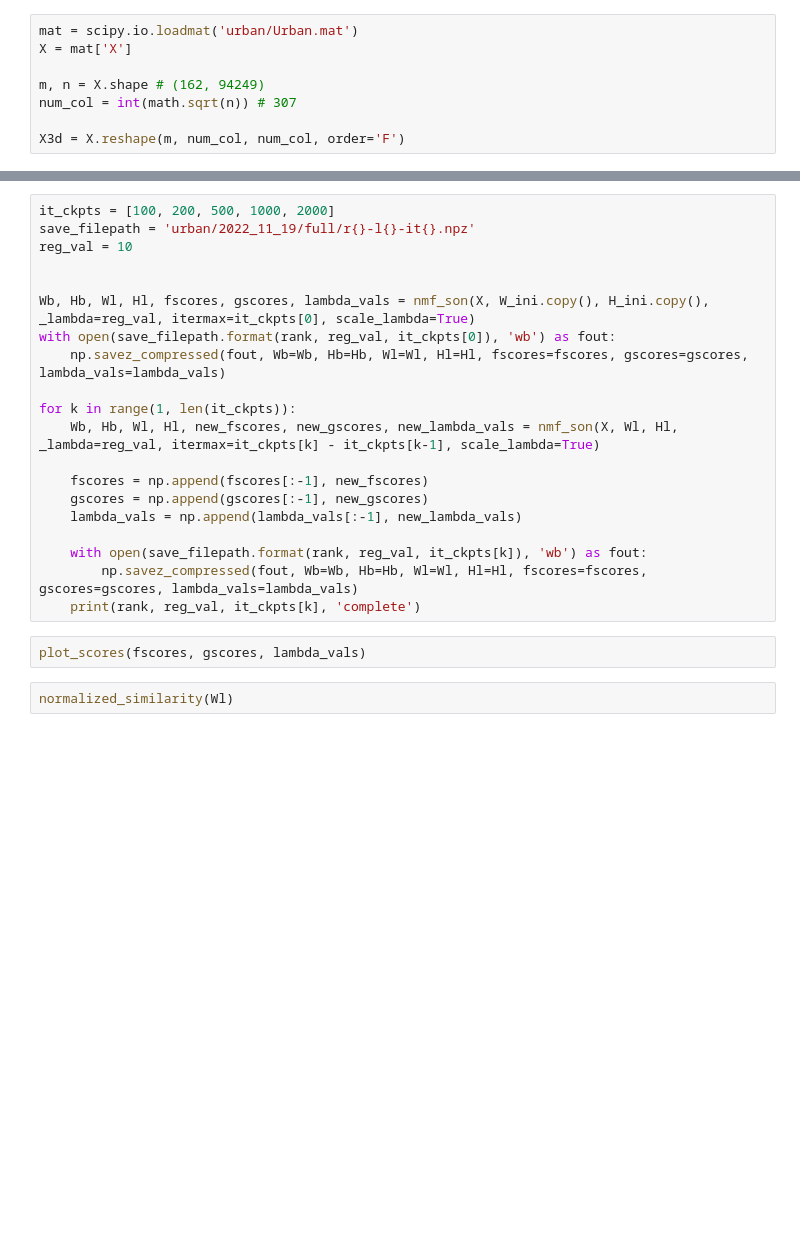
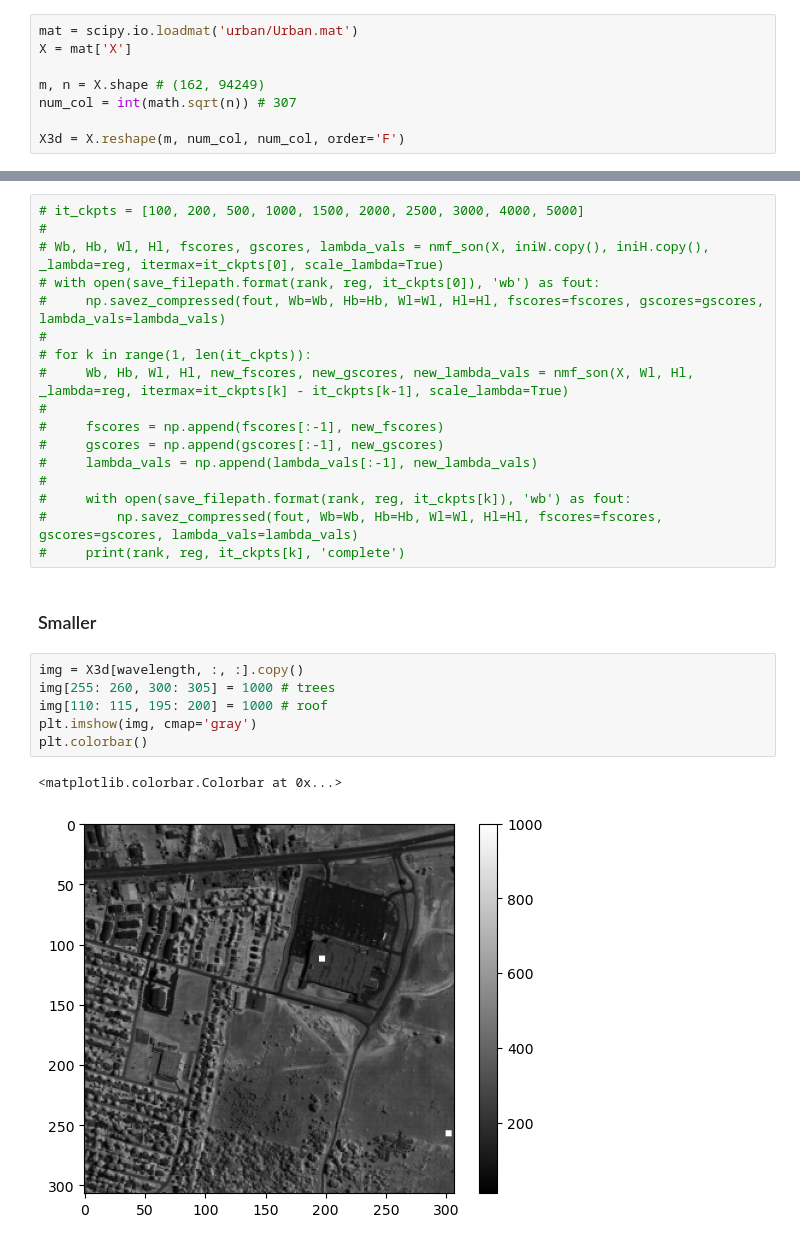
Before and after one commit to waqasbinhamed/seminmf, a Jupyter notebook: isolated tests.ipynb, the cells around one changed output, grey strips where cells are left out. Saved outputs shown, nothing was run; the diff lists cells and outputs as text; blank space fills up the shorter version.

```diff
--- a/isolated tests.ipynb
+++ b/isolated tests.ipynb
@@ -71,24 +96,28 @@ with open(f'urban/2022_11_19/full/r{rank}_ini.npz', 'wb') as fout:
 # %%
-it_ckpts = [100, 200, 500, 1000, 2000]
-save_filepath = 'urban/2022_11_19/full/r{}-l{}-it{}.npz'
-reg_val = 10
-
-
-Wb, Hb, Wl, Hl, fscores, gscores, lambda_vals = nmf_son(X, W_ini.copy(), H_ini.copy(), _lambda=reg_val, itermax=it_ckpts[0], scale_lambda=True)
-with open(save_filepath.format(rank, reg_val, it_ckpts[0]), 'wb') as fout:
-    np.savez_compressed(fout, Wb=Wb, Hb=Hb, Wl=Wl, Hl=Hl, fscores=fscores, gscores=gscores, lambda_vals=lambda_vals)
-
-for k in range(1, len(it_ckpts)):
-    Wb, Hb, Wl, Hl, new_fscores, new_gscores, new_lambda_vals = nmf_son(X, Wl, Hl, _lambda=reg_val, itermax=it_ckpts[k] - it_ckpts[k-1], scale_lambda=True)
-
-    fscores = np.append(fscores[:-1], new_fscores)
-    gscores = np.append(gscores[:-1], new_gscores)
-    lambda_vals = np.append(lambda_vals[:-1], new_lambda_vals)
-
-    with open(save_filepath.format(rank, reg_val, it_ckpts[k]), 'wb') as fout:
-        np.savez_compressed(fout, Wb=Wb, Hb=Hb, Wl=Wl, Hl=Hl, fscores=fscores, gscores=gscores, lambda_vals=lambda_vals)
-    print(rank, reg_val, it_ckpts[k], 'complete')
+# it_ckpts = [100, 200, 500, 1000, 1500, 2000, 2500, 3000, 4000, 5000]
+#
+# Wb, Hb, Wl, Hl, fscores, gscores, lambda_vals = nmf_son(X, iniW.copy(), iniH.copy(), _lambda=reg, itermax=it_ckpts[0], scale_lambda=True)
+# with open(save_filepath.format(rank, reg, it_ckpts[0]), 'wb') as fout:
+#     np.savez_compressed(fout, Wb=Wb, Hb=Hb, Wl=Wl, Hl=Hl, fscores=fscores, gscores=gscores, lambda_vals=lambda_vals)
+#
+# for k in range(1, len(it_ckpts)):
+#     Wb, Hb, Wl, Hl, new_fscores, new_gscores, new_lambda_vals = nmf_son(X, Wl, Hl, _lambda=reg, itermax=it_ckpts[k] - it_ckpts[k-1], scale_lambda=True)
+#
+#     fscores = np.append(fscores[:-1], new_fscores)
+#     gscores = np.append(gscores[:-1], new_gscores)
+#     lambda_vals = np.append(lambda_vals[:-1], new_lambda_vals)
+#
+#     with open(save_filepath.format(rank, reg, it_ckpts[k]), 'wb') as fout:
+#         np.savez_compressed(fout, Wb=Wb, Hb=Hb, Wl=Wl, Hl=Hl, fscores=fscores, gscores=gscores, lambda_vals=lambda_vals)
+#     print(rank, reg, it_ckpts[k], 'complete')
-# %%
-plot_scores(fscores, gscores, lambda_vals)
-# %%
-normalized_similarity(Wl)
+# %% [markdown]
+### Smaller
+# %%
+img = X3d[wavelength, :, :].copy()
+img[255: 260, 300: 305] = 1000 # trees
+img[110: 115, 195: 200] = 1000 # roof
+plt.imshow(img, cmap='gray')
+plt.colorbar()
+# %% [output]
+<matplotlib.colorbar.Colorbar at 0x...>
+[figure, added]
```
Also changed, not shown: parts of 17 cells of this notebook, 4 other files.
